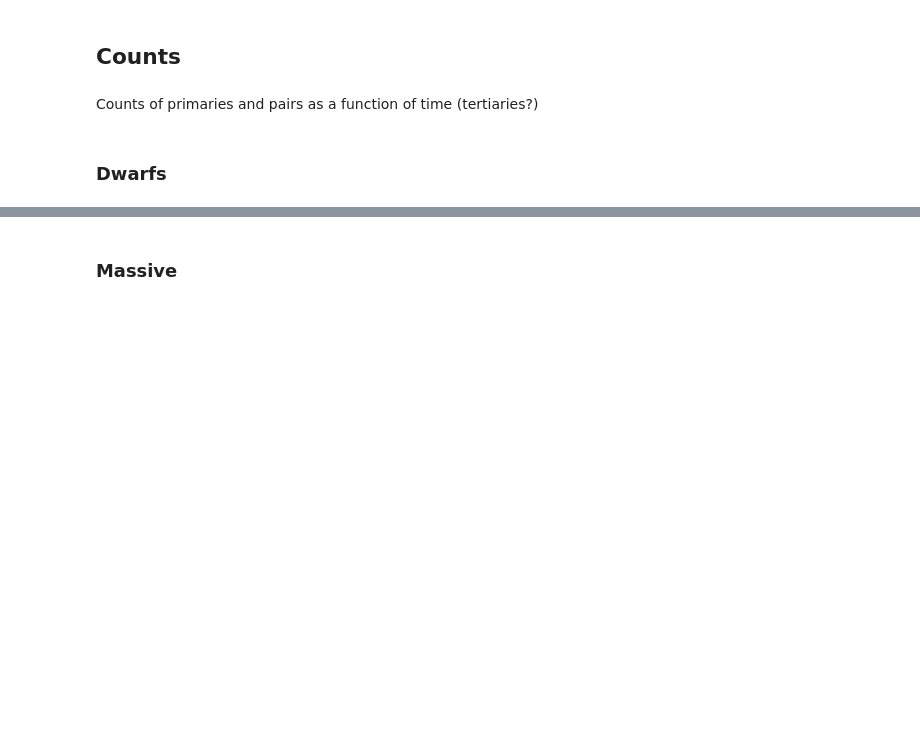
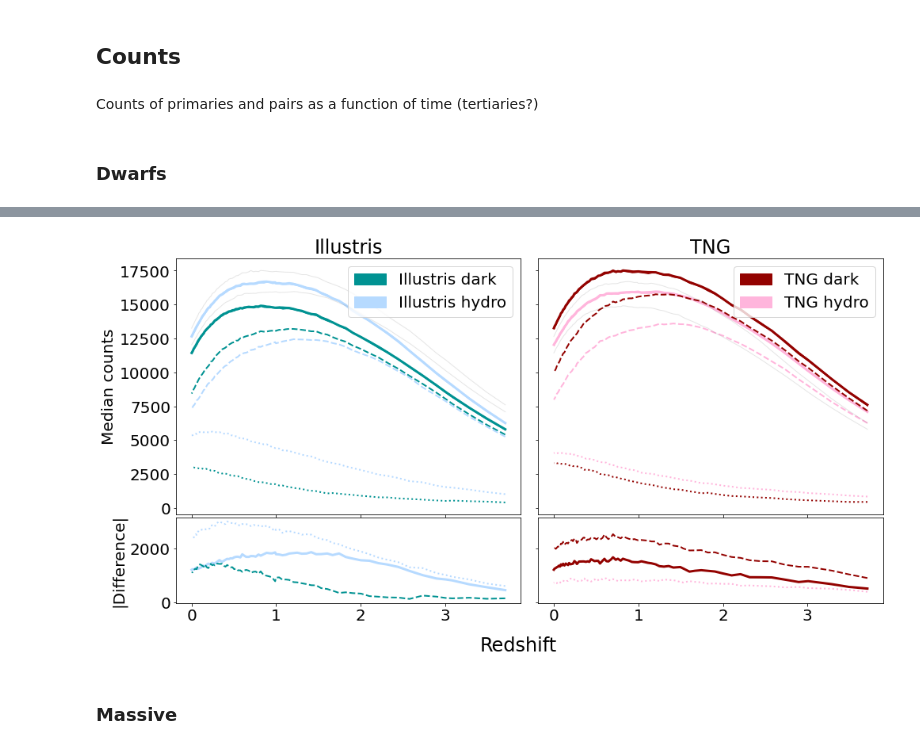
Before and after one commit to katiechambe/pears, a Jupyter notebook: notebooks/pairs_plots.ipynb, the cells around one changed output, grey strips where cells are left out. Cells and saved outputs as stored; diff of their text form; code cells hidden in the pictures; blank space fills up the shorter version.

```diff
--- a/notebooks/pairs_plots.ipynb
+++ b/notebooks/pairs_plots.ipynb
@@ -170,2 +247,79 @@ plt.show()
+# %%
+## plot of median counts and differences for illustris and tng
+fig, ax = plt.subplots(2, 2, figsize=(16,8), sharey='row', sharex=True, gridspec_kw={'width_ratios': [1,1], 'height_ratios':[3,1],'wspace': 0.05,"hspace":0.02})
+
+axILL = ax[0][0]
+axTNG = ax[0][1]
+axilldiff = ax[1][0]
+axtngdiff = ax[1][1]
+
+illd, illh = Illustris['dark'], Illustris['hydro']
+tngd, tngh = TNG['dark'], TNG['hydro']
+
+########################
+# Illustris plot first #
+########################
+axILL.set(title="Illustris", ylabel="Median counts")
+
+axILL.plot(illd['z'],illd['medians'], color=palette["Illustris dark"], lw=3)
+axILL.plot(illh['z'],illh['medians'], color=palette["Illustris hydro"], lw=3)
+
+axILL.plot(illd['z'],illd['unpaired'], color=palette["Illustris dark"], lw=2, linestyle="dotted")
+axILL.plot(illh['z'],illh['unpaired'], color=palette["Illustris hydro"], lw=2, linestyle="dotted")
+axILL.plot(illd['z'],illd['paired'], color=palette["Illustris dark"], lw=2, linestyle="dashed")
+axILL.plot(illh['z'],illh['paired'], color=palette["Illustris hydro"], lw=2, linestyle="dashed")
+
+axILL.fill_between(illd['z'], np.array(illd['quartiles'])[:,0], np.array(illd['quartiles'])[:,1],color=palette["Illustris dark"],alpha=1, label="Illustris dark")
+axILL.fill_between(illh['z'], np.array(illh['quartiles'])[:,0], np.array(illh['quartiles'])[:,1],color=palette["Illustris hydro"],alpha=1, label="Illustris hydro")
+
+axILL.plot(tngd['z'],tngd['medians'], color='grey',alpha=0.2, lw=1)
+axILL.plot(tngh['z'],tngh['medians'], color='grey',alpha=0.2, lw=1)
+
+
+############
+# TNG plot #
+############
+axTNG.set(title="TNG")
+axTNG.plot(tngd['z'],tngd['medians'], color=palette["TNG dark"], lw=3)
+axTNG.plot(tngh['z'],tngh['medians'], color=palette["TNG hydro"], lw=3)
+
+axTNG.plot(tngd['z'],tngd['unpaired'], color=palette["TNG dark"], lw=2, linestyle="dotted")
+axTNG.plot(tngh['z'],tngh['unpaired'], color=palette["TNG hydro"], lw=2, linestyle="dotted")
+axTNG.plot(tngd['z'],tngd['paired'], color=palette["TNG dark"], lw=2, linestyle="dashed")
+axTNG.plot(tngh['z'],tngh['paired'], color=palette["TNG hydro"], lw=2, linestyle="dashed")
+
+axTNG.fill_between(tngd['z'], np.array(tngd['quartiles'])[:,0], np.array(tngd['quartiles'])[:,1],color=palette["TNG dark"],alpha=1, label="TNG dark")
+axTNG.fill_between(tngh['z'], np.array(tngh['quartiles'])[:,0], np.array(tngh['quartiles'])[:,1],color=palette["TNG hydro"],alpha=1, label="TNG hydro")
+
+axTNG.plot(illd['z'],illd['medians'], color='grey',alpha=0.2, lw=1)
+axTNG.plot(illh['z'],illh['medians'], color='grey',alpha=0.2, lw=1)
+
+
+########################
+# Illustris difference #
+########################
+axilldiff.set(ylabel="|Difference|")
+
+axilldiff.plot(illd['z'], np.abs( np.array(illd['medians'])-np.array(illh['medians']) ), color=palette["Illustris hydro"], lw=3)
+axilldiff.plot(illd['z'], np.abs( np.array(illd['unpaired'])-np.array(illh['unpaired']) ), color=palette["Illustris hydro"], lw=2, linestyle='dotted')
+axilldiff.plot(illd['z'], np.abs( np.array(illd['paired'])-np.array(illh['paired']) ), color=palette["Illustris dark"], lw=2, linestyle='dashed')
+
+
+########################
+# Illustris difference #
+########################
+axtngdiff.plot(tngd['z'], np.abs( np.array(tngd['medians'])-np.array(tngh['medians']) ), color=palette["TNG dark"], lw=3)
+axtngdiff.plot(tngd['z'], np.abs( np.array(tngd['unpaired'])-np.array(tngh['unpaired']) ), color=palette["TNG hydro"], lw=2, linestyle='dotted')
+axtngdiff.plot(tngd['z'], np.abs( np.array(tngd['paired'])-np.array(tngh['paired']) ), color=palette["TNG dark"], lw=2, linestyle='dashed')
+
+axILL.legend(loc="upper right")
+axTNG.legend(loc="upper right")
+fig.supxlabel("Redshift")
+# axilldiff.legend(loc="lower left")
+# axtngdiff.legend(loc="lower left")
+plt.savefig(f"../plots/pairs_plots/counts_dwarfs.png",bbox_inches='tight',facecolor="white")
+plt.show()
+# %% [output]
+[figure, added]
 # %% [markdown]
 ### Massive
```
Also changed, not shown: parts of 19 cells of this notebook, 13 other files.
